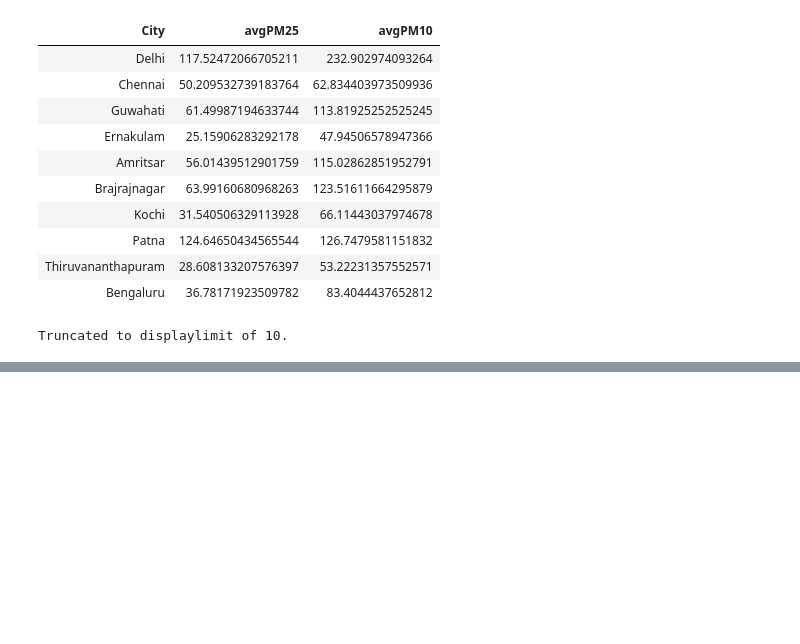
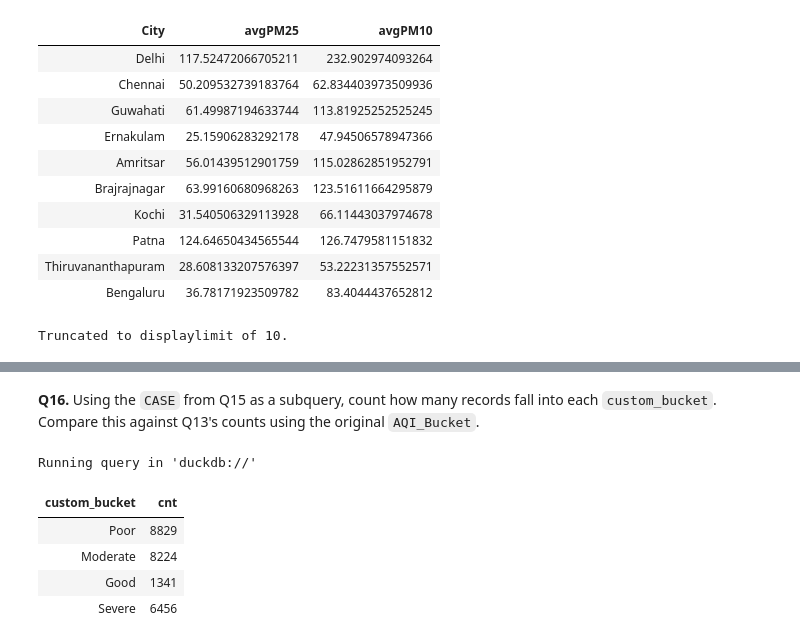
Before and after one commit to shefali-walia/ds-foundations, a Jupyter notebook: week08-sql/practice.ipynb, the cells around one changed output, grey strips where cells are left out. Drawn from its saved outputs; the diff is of its cells as text; code cells hidden in the pictures; blank space fills up the shorter version.

```diff
--- a/week08-sql/practice.ipynb
+++ b/week08-sql/practice.ipynb
@@ -251,0 +277,19 @@ Truncated to displaylimit of 10.
+# %% [markdown]
+**Q16.** Using the `CASE` from Q15 as a subquery, count how many records fall into each `custom_bucket`. Compare this against Q13's counts using the original `AQI_Bucket`.
+# %%
+%%sql
+SELECT b.custom_bucket, COUNT(*) AS cnt
+FROM (SELECT
+CASE
+    WHEN AQI <=50 THEN 'Good'
+    WHEN AQI <=100 THEN 'Moderate'
+    WHEN AQI <=200 THEN 'Poor'
+    ELSE 'Severe'
+END AS custom_bucket FROM aqi) b GROUP BY custom_bucket;
+# %% [output]
+Running query in 'duckdb://'
+| custom_bucket | cnt |
+| Poor | 8829 |
+| Moderate | 8224 |
+| Good | 1341 |
+| Severe | 6456 |
```
Also changed, not shown: parts of 2 cells of this notebook.
